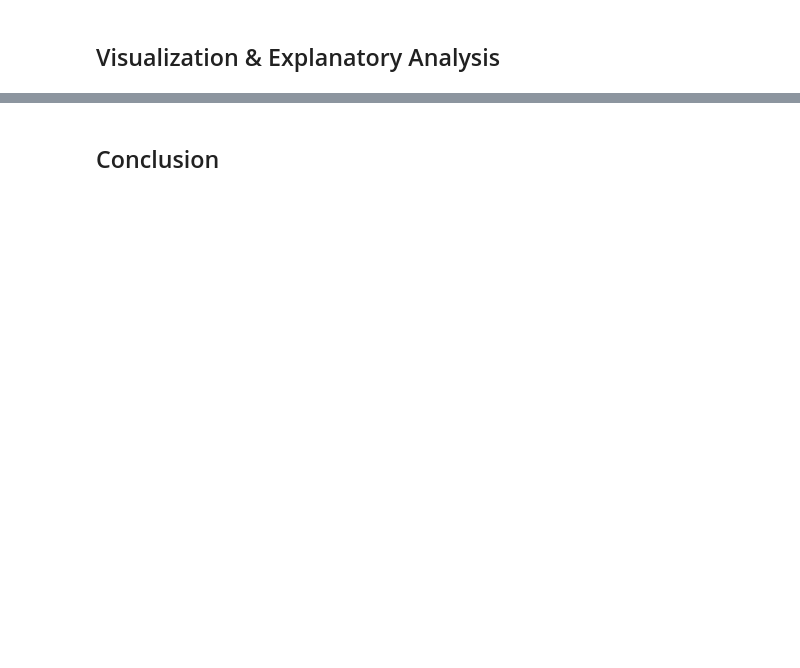
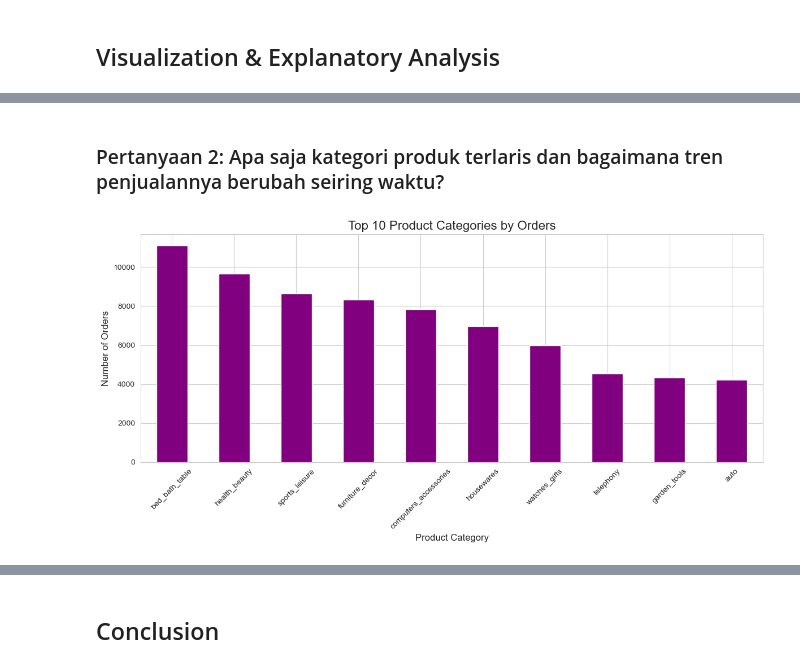
Before and after one commit to sofviyaa/PythonDataAnalyst, a Jupyter notebook: Proyek_Analisis_Data.ipynb, the cells around one changed output, grey strips where cells are left out. Saved outputs shown, nothing was run; the diff lists cells and outputs as text; code cells hidden in the pictures; blank space fills up the shorter version.

```diff
--- a/Proyek_Analisis_Data.ipynb
+++ b/Proyek_Analisis_Data.ipynb
@@ -496,0 +568,5 @@ dtype: int64
+# %%
+products_df['product_weight_g'].fillna(products_df['product_weight_g'].mean(), inplace=True)
+products_df['product_length_cm'].fillna(products_df['product_length_cm'].mean(), inplace=True)
+products_df['product_height_cm'].fillna(products_df['product_height_cm'].mean(), inplace=True)
+products_df['product_width_cm'].fillna(products_df['product_width_cm'].mean(), inplace=True)
@@ -504,0 +688,14 @@ dtype: int64
+# %%
+# Merge order items with products to get product details
+order_items_products = order_items_df.merge(products_df, how='left', on='product_id')
+
+# Merge with category translation to get category names in English
+order_items_products = order_items_products.merge(product_category_df,
+                                                  how='left',
+                                                  on='product_category_name')
+
+# Merge with orders to get order timestamps
+full_data = order_items_products.merge(orders_df, how='left', on='order_id')
+
+# Preview the final dataset
+print(full_data.head())
@@ -504,0 +722,6 @@ dtype: int64
+# %%
+# Menghitung total products ordered by category
+top_categories = full_data.groupby('product_category_name_english')['order_item_id'].count().sort_values(ascending=False)
+
+# Display top 5 categories
+print("Top 5 Product Categories by Orders:\n", top_categories.head())
@@ -516,0 +811,14 @@ dtype: int64
+# %% [markdown]
+### Pertanyaan 2: Apa saja kategori produk terlaris dan bagaimana tren penjualannya berubah seiring waktu?
+# %%
+# Plot top 10 categories
+plt.figure(figsize=(12, 6))
+top_categories.head(10).plot(kind='bar', color='purple')
+plt.title('Top 10 Product Categories by Orders', fontsize=16)
+plt.xlabel('Product Category', fontsize=12)
+plt.ylabel('Number of Orders', fontsize=12)
+plt.xticks(rotation=45)
+plt.tight_layout()
+plt.show()
+# %% [output]
+[figure, added]
```
Also changed, not shown: parts of 41 cells of this notebook.
